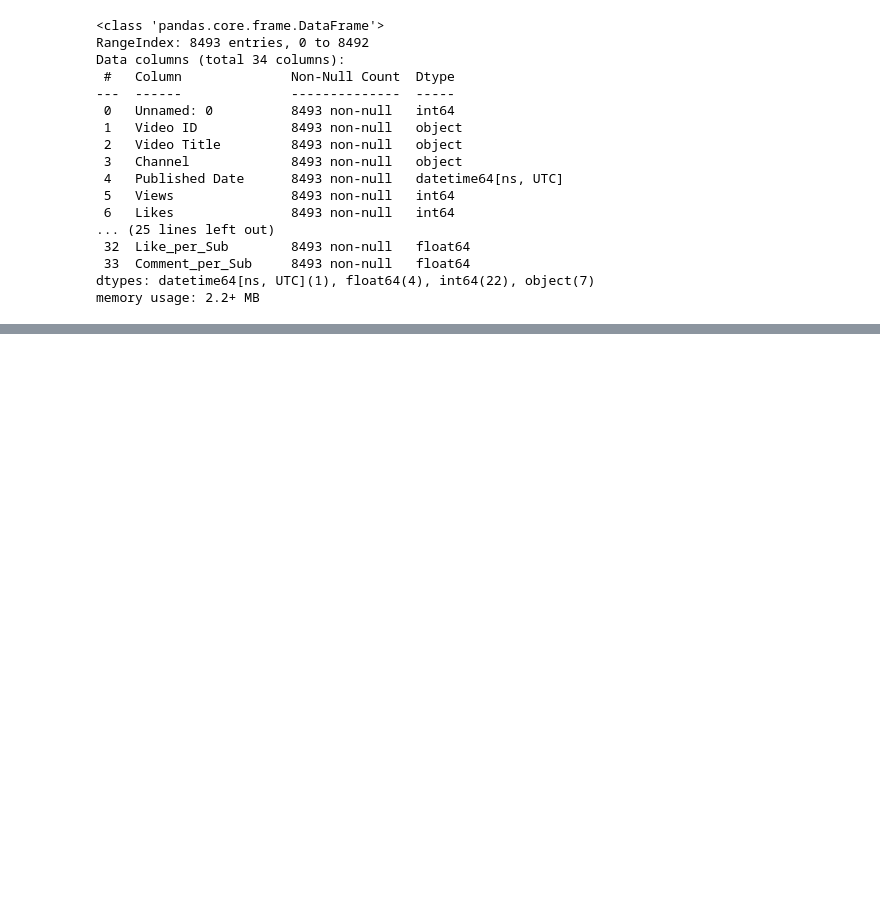
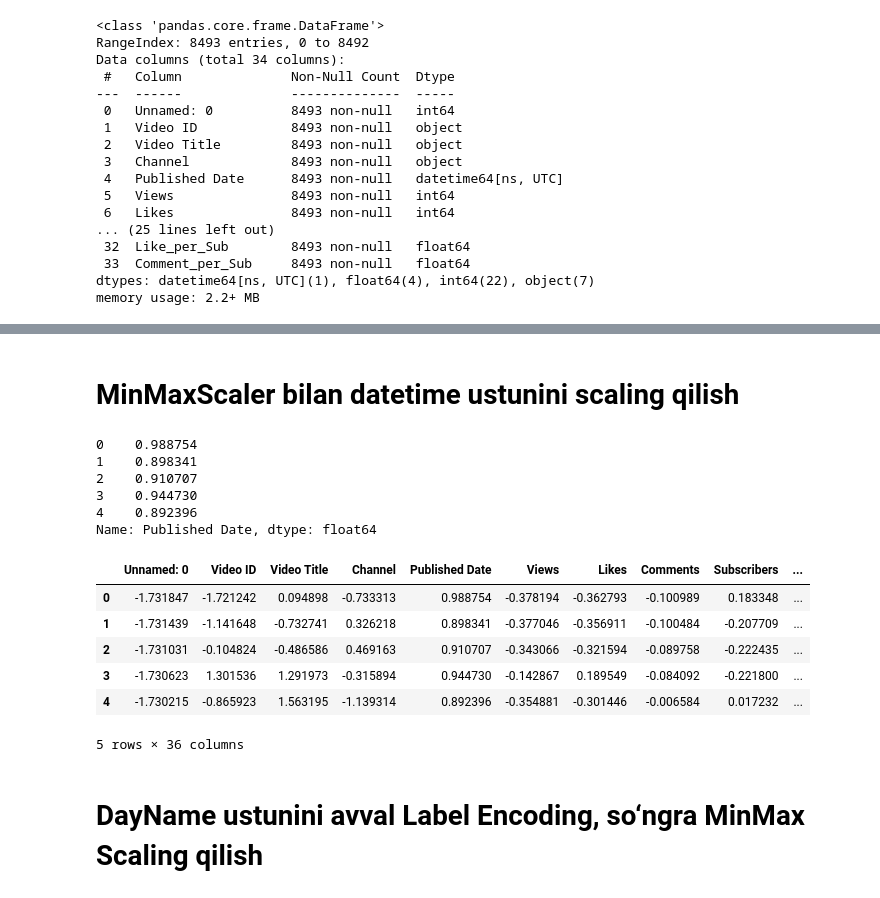
Before and after one commit to rasulbekdeveloper907/You_Tube_Views_Prediction, a Jupyter notebook: Notebooks/data_preprosessing.ipynb, the cells around one changed output, grey strips where cells are left out. Drawn from its saved outputs; the diff is of its cells as text; code cells hidden in the pictures; blank space fills up the shorter version.

```diff
--- a/Notebooks/data_preprosessing.ipynb
+++ b/Notebooks/data_preprosessing.ipynb
@@ -314,0 +339,41 @@ df.head()
+# %% [markdown]
+# MinMaxScaler bilan datetime ustunini scaling qilish
+# %%
+import pandas as pd
+from sklearn.preprocessing import MinMaxScaler
+import numpy as np
+
+# (1) Ustun datetime formatda ekanligiga ishonch hosil qilamiz
+df['Published Date'] = pd.to_datetime(df['Published Date'], utc=True)
+
+# (2) Datetime ni soniyalarga (timestamp) aylantirish
+df['Published Date'] = df['Published Date'].astype('int64') / 1e9  # nanosekund → sekund
+
+# (3) NaN qiymatlarni hisobdan chiqaramiz
+mask = df['Published Date'].notna()
+
+# (4) Scaling
+scaler = MinMaxScaler(feature_range=(0, 1))
+df.loc[mask, 'Published Date'] = scaler.fit_transform(df.loc[mask, ['Published Date']])
+
+# (5) Natijani ko‘rish
+print(df['Published Date'].head())
+# %% [output]
+0    0.988754
+1    0.898341
+2    0.910707
+3    0.944730
+4    0.892396
+Name: Published Date, dtype: float64
+# %%
+df.head()
+# %% [output]
+|  | Unnamed: 0 | Video ID | Video Title | Channel | Published Date | Views | Likes | Comments | Subscribers | ... |
+| 0 | -1.731847 | -1.721242 | 0.094898 | -0.733313 | 0.988754 | -0.378194 | -0.362793 | -0.100989 | 0.183348 | ... |
+| 1 | -1.731439 | -1.141648 | -0.732741 | 0.326218 | 0.898341 | -0.377046 | -0.356911 | -0.100484 | -0.207709 | ... |
+| 2 | -1.731031 | -0.104824 | -0.486586 | 0.469163 | 0.910707 | -0.343066 | -0.321594 | -0.089758 | -0.222435 | ... |
+| 3 | -1.730623 | 1.301536 | 1.291973 | -0.315894 | 0.944730 | -0.142867 | 0.189549 | -0.084092 | -0.221800 | ... |
+| 4 | -1.730215 | -0.865923 | 1.563195 | -1.139314 | 0.892396 | -0.354881 | -0.301446 | -0.006584 | 0.017232 | ... |
+5 rows × 36 columns
+# %% [markdown]
+# DayName ustunini avval Label Encoding, so‘ngra MinMax Scaling qilish
```
Also changed, not shown: parts of 10 cells of this notebook, 5 other files.
